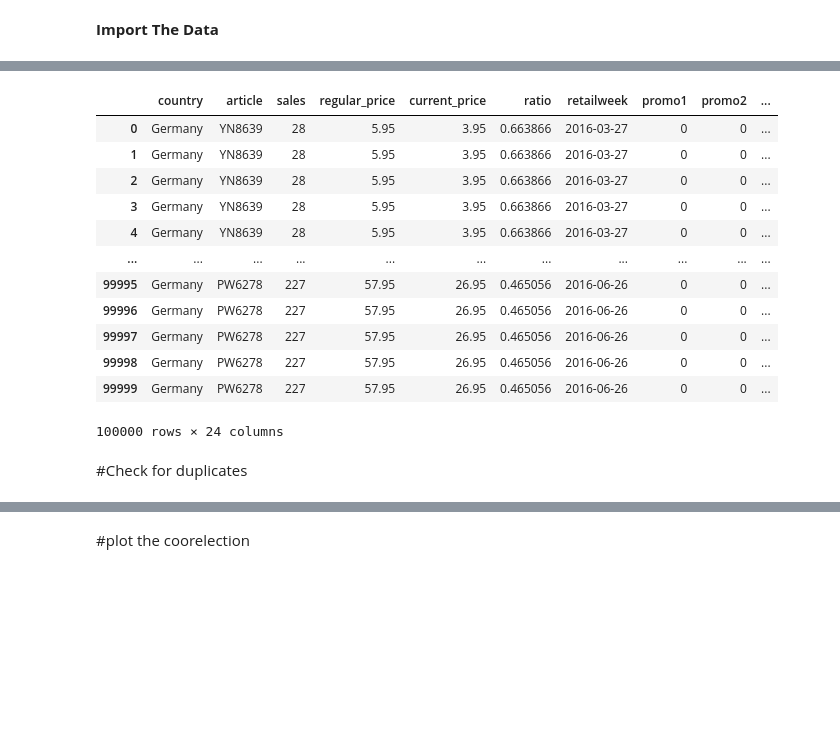
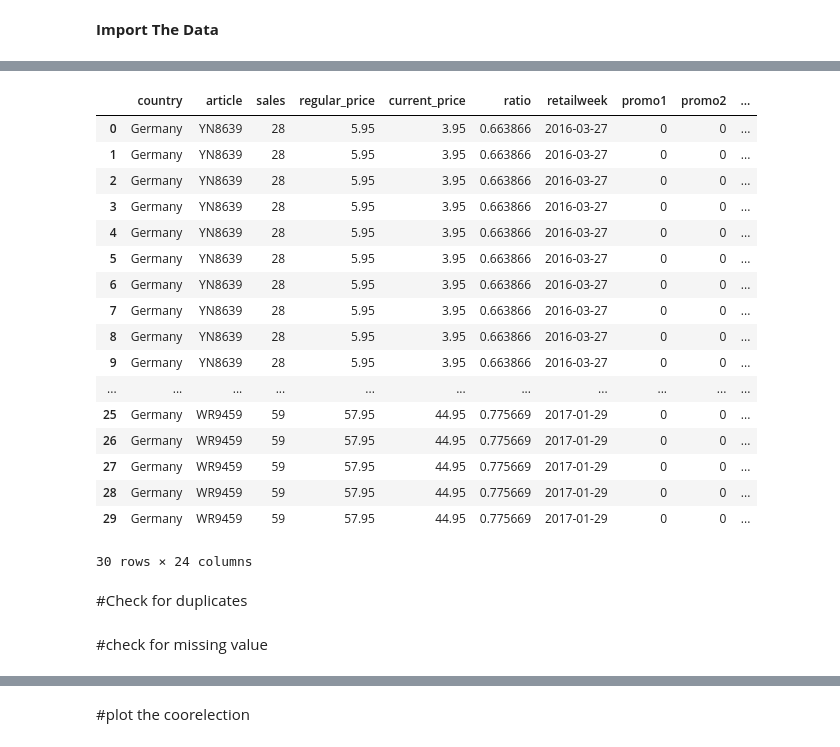
Before and after one commit to alihagrassy/Final_Test_Data-Science, a Jupyter notebook: Final_Test.ipynb, the cells around one changed output, grey strips where cells are left out. Saved outputs shown, nothing was run; the diff lists cells and outputs as text; code cells hidden in the pictures; blank space fills up the shorter version.

```diff
--- a/Final_Test.ipynb
+++ b/Final_Test.ipynb
@@ -5,22 +41,28 @@
 # %%
-import pandas as pd
 df=pd.read_csv('Ali Waleed - full_gen_data.csv')
-df
+df.head(30)
 # %% [output]
 |  | country | article | sales | regular_price | current_price | ratio | retailweek | promo1 | promo2 | ... |
 | 0 | Germany | YN8639 | 28 | 5.95 | 3.95 | 0.663866 | 2016-03-27 | 0 | 0 | ... |
 | 1 | Germany | YN8639 | 28 | 5.95 | 3.95 | 0.663866 | 2016-03-27 | 0 | 0 | ... |
 | 2 | Germany | YN8639 | 28 | 5.95 | 3.95 | 0.663866 | 2016-03-27 | 0 | 0 | ... |
 | 3 | Germany | YN8639 | 28 | 5.95 | 3.95 | 0.663866 | 2016-03-27 | 0 | 0 | ... |
 | 4 | Germany | YN8639 | 28 | 5.95 | 3.95 | 0.663866 | 2016-03-27 | 0 | 0 | ... |
+| 5 | Germany | YN8639 | 28 | 5.95 | 3.95 | 0.663866 | 2016-03-27 | 0 | 0 | ... |
+| 6 | Germany | YN8639 | 28 | 5.95 | 3.95 | 0.663866 | 2016-03-27 | 0 | 0 | ... |
+| 7 | Germany | YN8639 | 28 | 5.95 | 3.95 | 0.663866 | 2016-03-27 | 0 | 0 | ... |
+| 8 | Germany | YN8639 | 28 | 5.95 | 3.95 | 0.663866 | 2016-03-27 | 0 | 0 | ... |
+| 9 | Germany | YN8639 | 28 | 5.95 | 3.95 | 0.663866 | 2016-03-27 | 0 | 0 | ... |
 | ... | ... | ... | ... | ... | ... | ... | ... | ... | ... | ... |
-| 99995 | Germany | PW6278 | 227 | 57.95 | 26.95 | 0.465056 | 2016-06-26 | 0 | 0 | ... |
-| 99996 | Germany | PW6278 | 227 | 57.95 | 26.95 | 0.465056 | 2016-06-26 | 0 | 0 | ... |
-| 99997 | Germany | PW6278 | 227 | 57.95 | 26.95 | 0.465056 | 2016-06-26 | 0 | 0 | ... |
-| 99998 | Germany | PW6278 | 227 | 57.95 | 26.95 | 0.465056 | 2016-06-26 | 0 | 0 | ... |
-| 99999 | Germany | PW6278 | 227 | 57.95 | 26.95 | 0.465056 | 2016-06-26 | 0 | 0 | ... |
+| 25 | Germany | WR9459 | 59 | 57.95 | 44.95 | 0.775669 | 2017-01-29 | 0 | 0 | ... |
+| 26 | Germany | WR9459 | 59 | 57.95 | 44.95 | 0.775669 | 2017-01-29 | 0 | 0 | ... |
+| 27 | Germany | WR9459 | 59 | 57.95 | 44.95 | 0.775669 | 2017-01-29 | 0 | 0 | ... |
+| 28 | Germany | WR9459 | 59 | 57.95 | 44.95 | 0.775669 | 2017-01-29 | 0 | 0 | ... |
+| 29 | Germany | WR9459 | 59 | 57.95 | 44.95 | 0.775669 | 2017-01-29 | 0 | 0 | ... |
-100000 rows × 24 columns
+30 rows × 24 columns
 # %% [markdown]
 #Check for duplicates
 # %%
 df=df.drop_duplicates()
+# %% [markdown]
+#check for missing value
```
Also changed, not shown: parts of 97 cells of this notebook.
